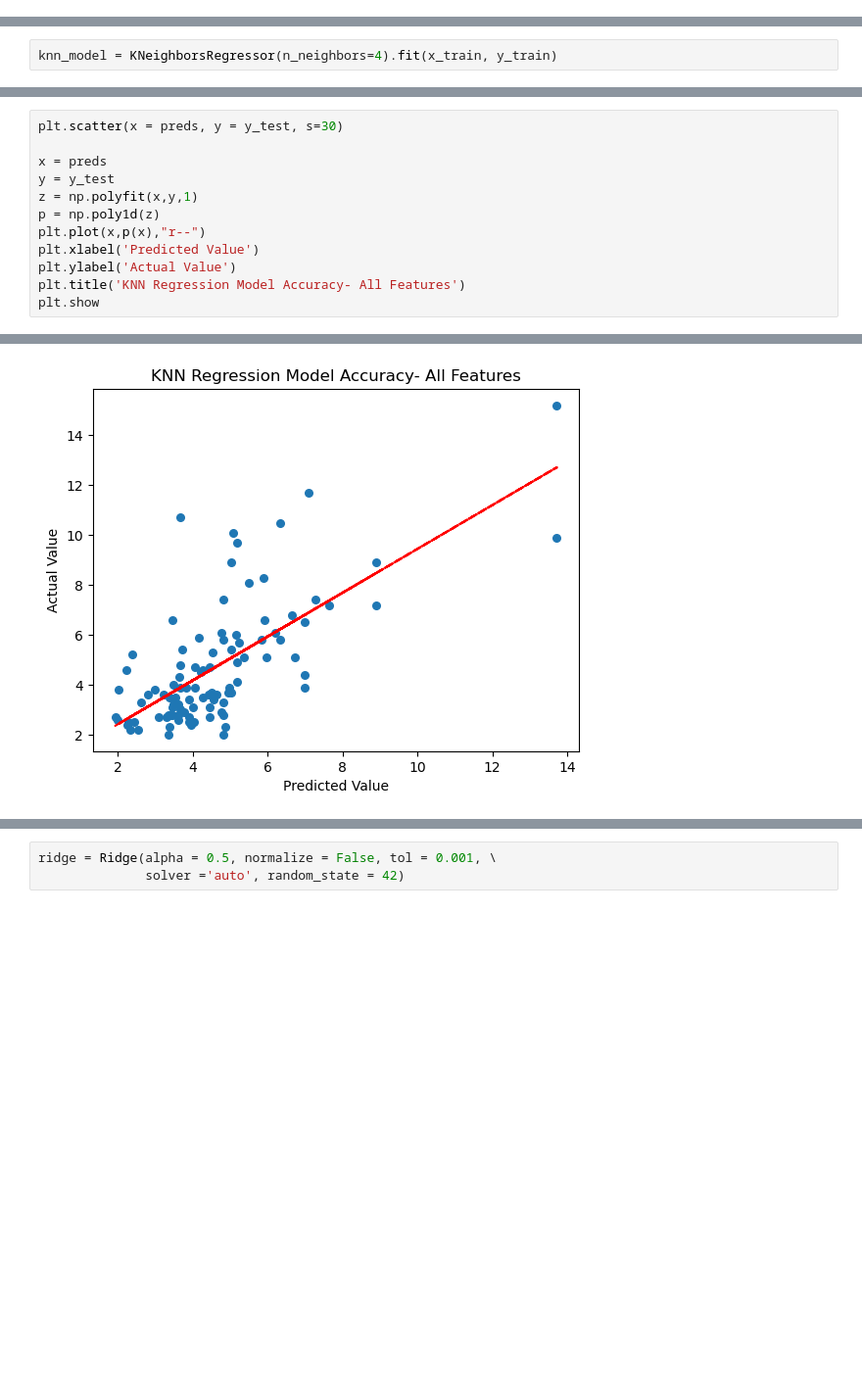
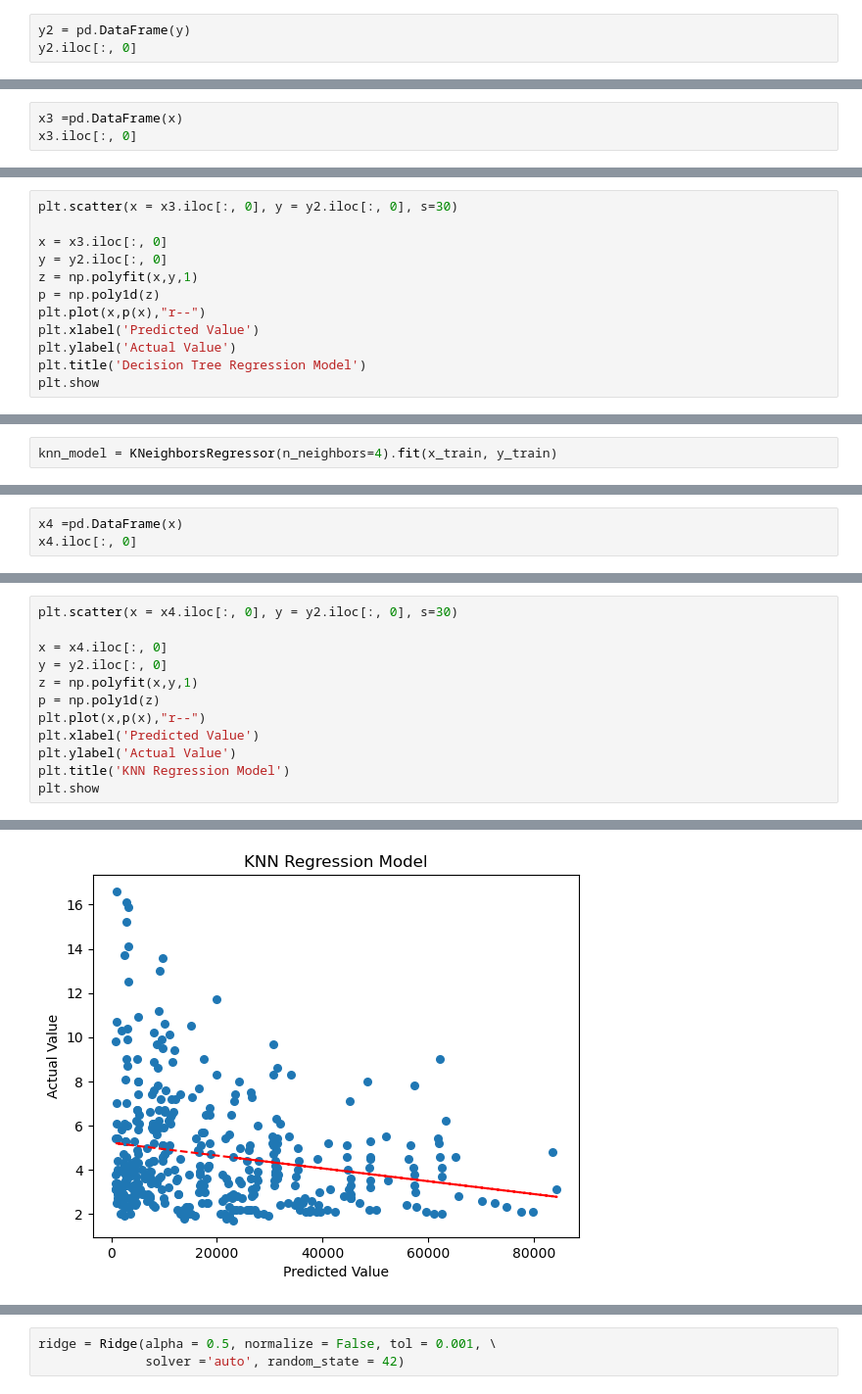
Before and after one commit to zee52791/CapstoneExcelGroup, a Jupyter notebook: MLCapstoneXL/MLCapstone.ipynb, the cells around one changed output, grey strips where cells are left out. Shown at 98% size. Cells and saved outputs as stored; diff of their text form; blank space fills up the shorter version.

```diff
--- a/MLCapstoneXL/MLCapstone.ipynb
+++ b/MLCapstoneXL/MLCapstone.ipynb
@@ -698,0 +405,3 @@ from sklearn.neighbors import KNeighborsRegressor
+# %%
+y2 = pd.DataFrame(y)
+y2.iloc[:, 0]
@@ -698,0 +440,3 @@ from sklearn.neighbors import KNeighborsRegressor
+# %%
+x3 =pd.DataFrame(x)
+x3.iloc[:, 0]
@@ -698,0 +456,12 @@ from sklearn.neighbors import KNeighborsRegressor
+# %%
+plt.scatter(x = x3.iloc[:, 0], y = y2.iloc[:, 0], s=30)
+
+x = x3.iloc[:, 0]
+y = y2.iloc[:, 0]
+z = np.polyfit(x,y,1)
+p = np.poly1d(z)
+plt.plot(x,p(x),"r--")
+plt.xlabel('Predicted Value')
+plt.ylabel('Actual Value')
+plt.title('Decision Tree Regression Model')
+plt.show
@@ -786,0 +486,3 @@ sorted_knn_2.head(5)
+# %%
+x4 =pd.DataFrame(x)
+x4.iloc[:, 0]
@@ -787,15 +502,15 @@ sorted_knn_2.head(5)
 # %%
-plt.scatter(x = preds, y = y_test, s=30)
+plt.scatter(x = x4.iloc[:, 0], y = y2.iloc[:, 0], s=30)
 
-x = preds
-y = y_test
+x = x4.iloc[:, 0]
+y = y2.iloc[:, 0]
 z = np.polyfit(x,y,1)
 p = np.poly1d(z)
 plt.plot(x,p(x),"r--")
 plt.xlabel('Predicted Value')
 plt.ylabel('Actual Value')
-plt.title('KNN Regression Model Accuracy- All Features')
+plt.title('KNN Regression Model')
 plt.show
 # %% [output]
 <function matplotlib.pyplot.show(close=None, block=None)>
-[figure, old version]
+[figure, new version]
```
Also changed, not shown: parts of 184 cells of this notebook.
